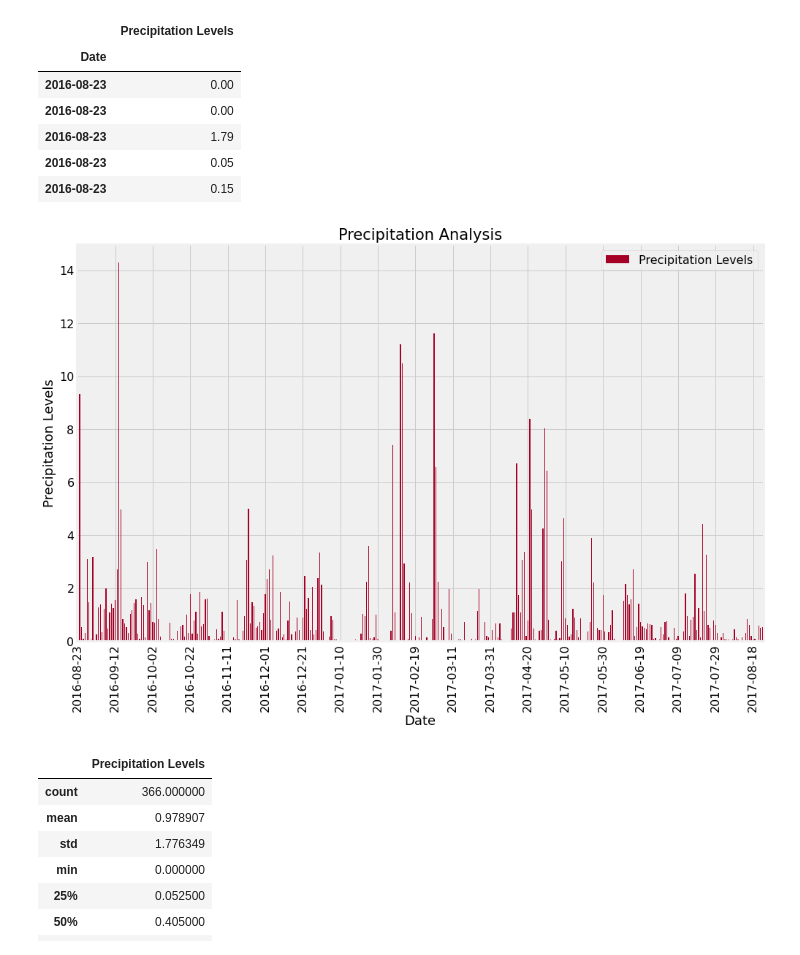
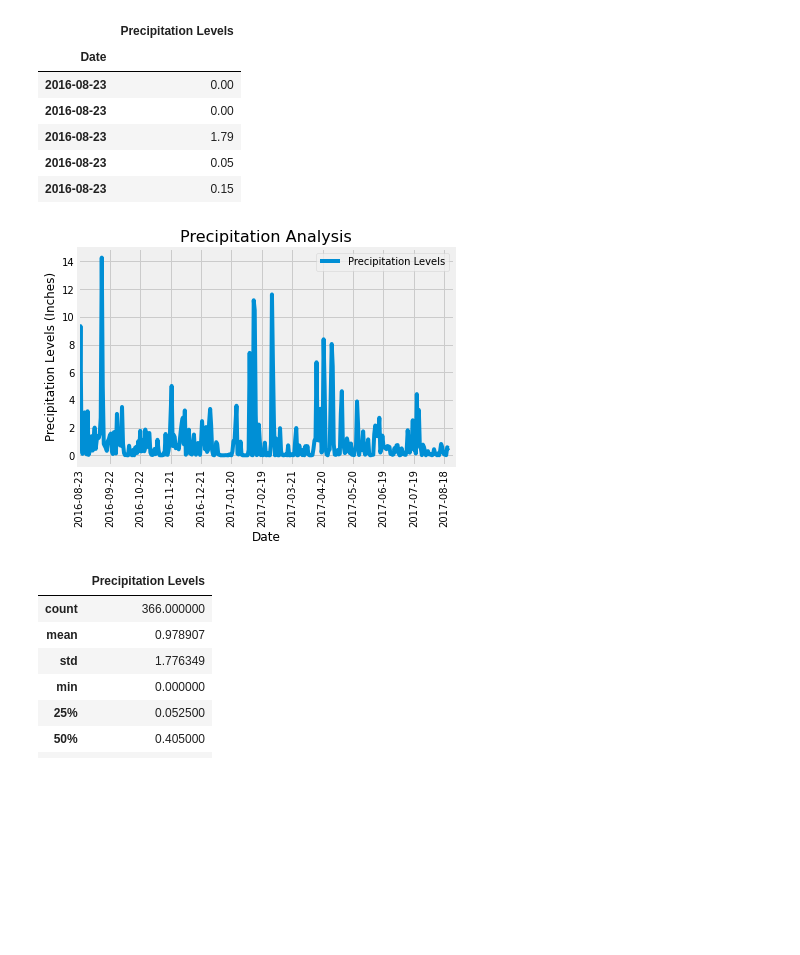
Before and after one commit to trezeget-1/sqlalchemy-challenge, a Jupyter notebook: Instructions/climate_starter.ipynb, the cells around one changed output. Drawn from its saved outputs; the diff is of its cells as text; code cells hidden in the pictures; blank space fills up the shorter version.

```diff
--- a/Instructions/climate_starter.ipynb
+++ b/Instructions/climate_starter.ipynb
@@ -69,10 +69,11 @@ session.query(Measurement.date).order_by(Measurement.date.desc()).first()
 # %%
 # Design a query to retrieve the last 12 months of precipitation data and plot the results
 # Calculate the date 1 year ago from the last data point in the database
+# Perform a query to retrieve the data and precipitation scores
 
 results=(
     session
-    .query(Measurement)
+    .query(Measurement.date,Measurement.prcp)
     .filter(Measurement.date>='2016-08-23')
     .all()
 )
@@ -89,12 +81,10 @@ for x in results:
 # Save the query results as a Pandas DataFrame and set the index to the date column
 # Sort the dataframe by date
 
-precipitation_df=pd.DataFrame({
-    "Date":date,
-    "Precipitation Levels":precipitation
-})
-precipitation_df=precipitation_df.sort_values(by="Date", ascending=True)
-np.nan_to_num(precipitation_df["Precipitation Levels"],copy=False)
+precipitation_df=pd.DataFrame(results)
+precipitation_df=precipitation_df.sort_values(by="date", ascending=True)
+np.nan_to_num(precipitation_df["prcp"],copy=False)
+precipitation_df=precipitation_df.rename(columns={"date":"Date", "prcp":"Precipitation Levels"})
 precipitation_df=precipitation_df.set_index("Date")
 precipitation_df.head()
 # %% [output]
@@ -108,19 +98,19 @@ precipitation_df.head()
 # %%
 # Use Pandas Plotting with Matplotlib to plot the data
 
+precipitation_df_plot=precipitation_df.reset_index()
 precipitation_df_plot=precipitation_df.groupby("Date").sum()
+precipitation_df_plot.plot(rot=90, xlim=(-1,370))
+plt.ylabel("Precipitation Levels (Inches)",fontsize=12)
+
 precipitation_df_plot=precipitation_df_plot.reset_index()
-precipitation_df_plot.plot(kind="bar", figsize=(15,10),colormap="RdYlGn")
-x_axis=precipitation_df_plot["Date"][0: len(precipitation_df_plot["Date"]):20]
-plt.xticks(np.arange(0, len(precipitation_df_plot["Date"]),20),x_axis, rotation=90, fontsize=16)
-plt.yticks(fontsize=16)
-plt.legend(fontsize=16)
-plt.xlabel("Date",fontsize=18)
-plt.ylabel("Precipitation Levels",fontsize=18)
-plt.title("Precipitation Analysis",fontsize=21)
+x_axis=precipitation_df_plot["Date"][0: len(precipitation_df_plot["Date"]):30]
+plt.xticks(np.arange(0, len(precipitation_df_plot["Date"]),30),x_axis)
+
+plt.title("Precipitation Analysis",fontsize=16)
 plt.show()
 # %% [output]
-[figure, old version]
+[figure, new version]
 # %%
 # Use Pandas to calcualte the summary statistics for the precipitation data
 
```
Also changed, not shown: parts of 9 cells of this notebook.
